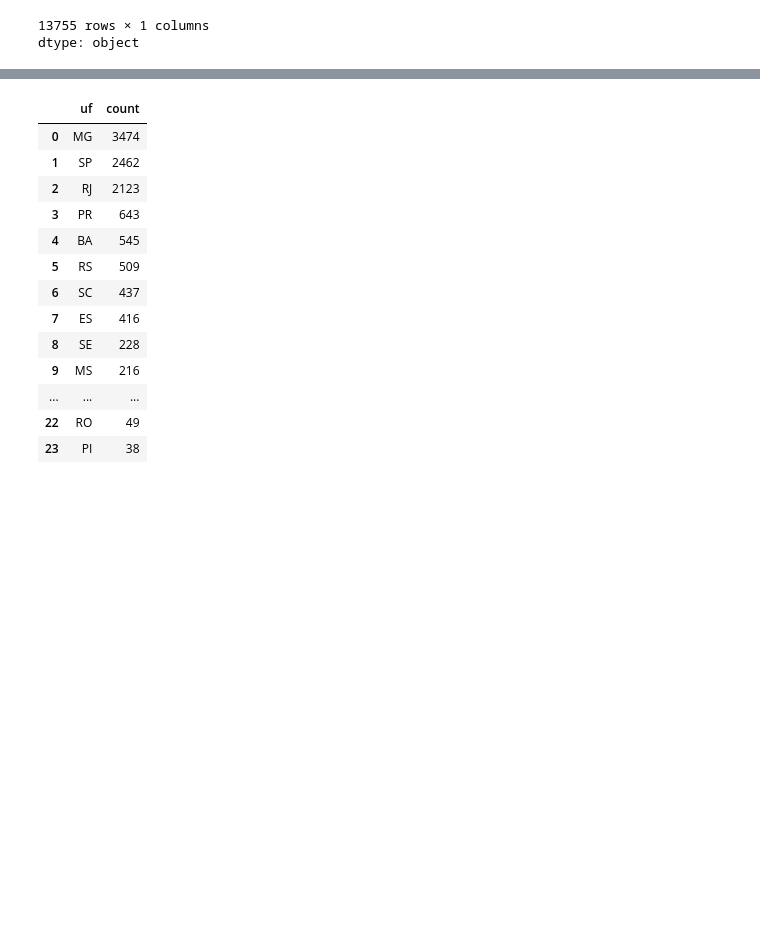
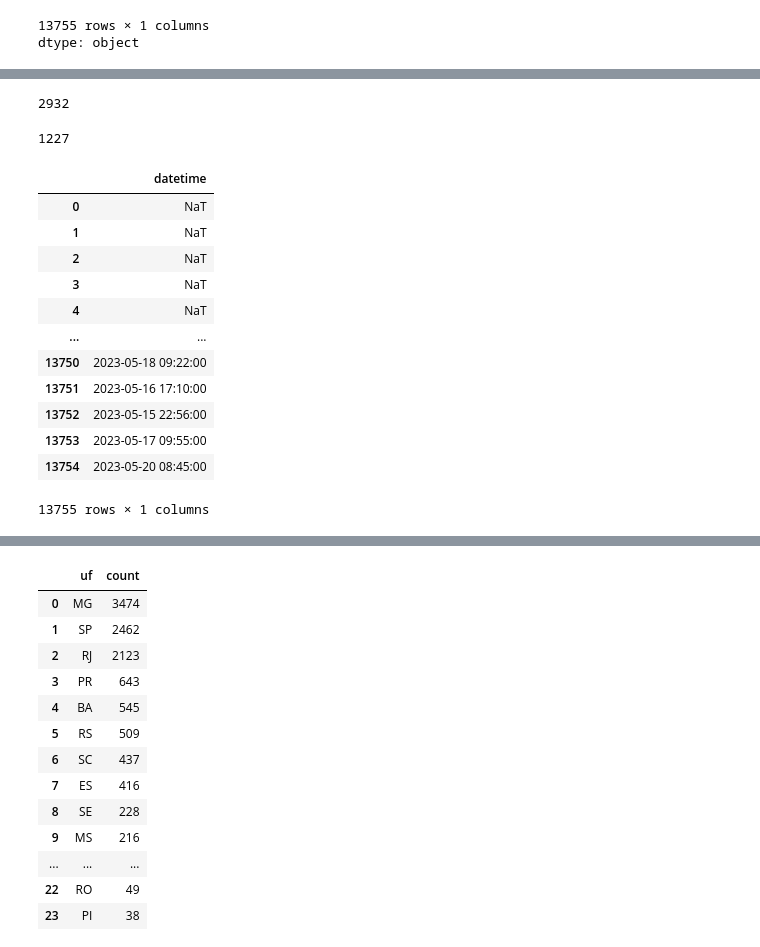
Before and after one commit to mariabrandaob/PCD-2-IBAMA, a Jupyter notebook: PCD_2_IBAMA.ipynb, the cells around one changed output, grey strips where cells are left out. Drawn from its saved outputs; the diff is of its cells as text; code cells hidden in the pictures; blank space fills up the shorter version.

Commit message:
cálculo da diferença das datas

```diff
--- a/PCD_2_IBAMA.ipynb
+++ b/PCD_2_IBAMA.ipynb
@@ -283,0 +297,27 @@ Após limpeza inicial: 24 colunas
+# %%
+df_acidentes['dt_ocorrencia_mod'].nunique()
+# %% [output]
+2932
+# %%
+df_acidentes['hr_ocorrencia'].nunique()
+# %% [output]
+1227
+# %%
+ocorr_mod = pd.to_datetime(df_acidentes['dt_ocorrencia'] + ' ' + df_acidentes['hr_ocorrencia'])
+ocorr_mod = pd.DataFrame(ocorr_mod)
+ocorr_mod = ocorr_mod.rename(columns = {0:'datetime'})
+ocorr_mod
+# %% [output]
+|  | datetime |
+| 0 | NaT |
+| 1 | NaT |
+| 2 | NaT |
+| 3 | NaT |
+| 4 | NaT |
+| ... | ... |
+| 13750 | 2023-05-18 09:22:00 |
+| 13751 | 2023-05-16 17:10:00 |
+| 13752 | 2023-05-15 22:56:00 |
+| 13753 | 2023-05-17 09:55:00 |
+| 13754 | 2023-05-20 08:45:00 |
+13755 rows × 1 columns
```
Also changed, not shown: parts of 9 cells of this notebook.
